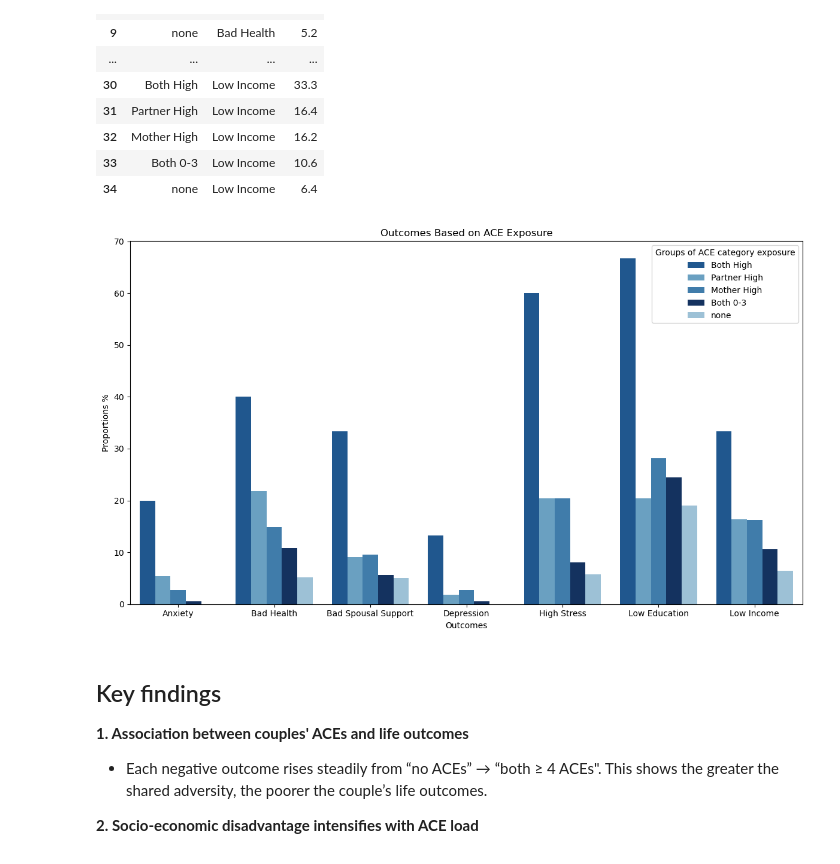
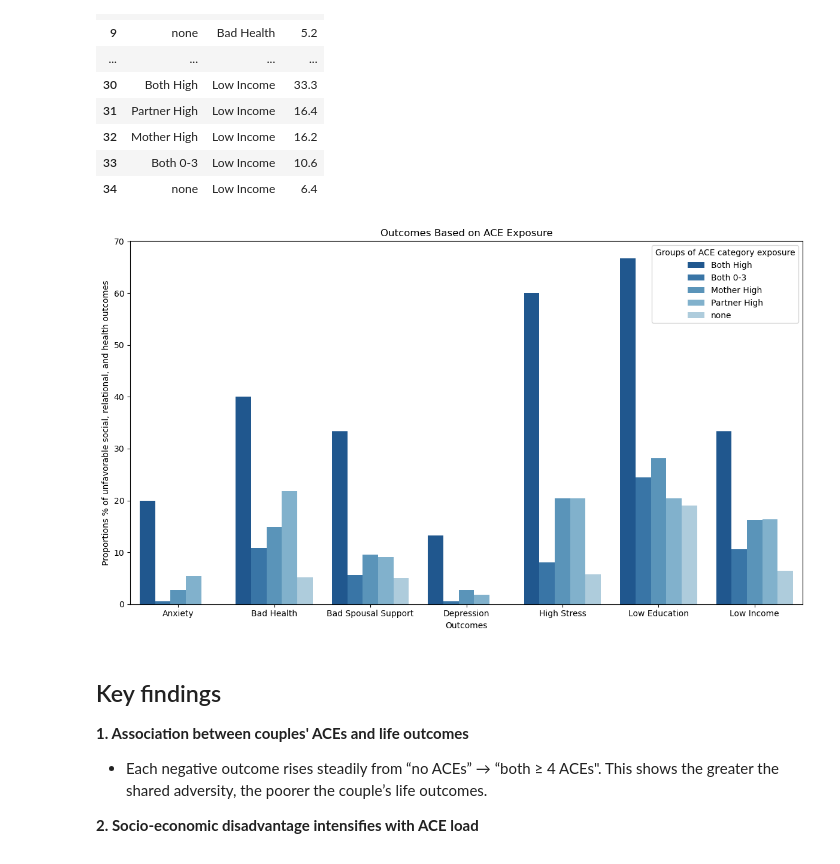
Before and after one commit to Nash-254/ACEs-and-Partner-Relationships, a Jupyter notebook: notebooks/ACEs_and_Partner_Relationships_notebook.ipynb, the cells around one changed output. Cells and saved outputs as stored; diff of their text form; code cells hidden in the pictures.

```diff
--- a/notebooks/ACEs_and_Partner_Relationships_notebook.ipynb
+++ b/notebooks/ACEs_and_Partner_Relationships_notebook.ipynb
@@ -120,27 +120,37 @@ outcomes_df
 | 33 | Both 0-3 | Low Income | 10.6 |
 | 34 | none | Low Income | 6.4 |
 # %%
-ace_group_sorted = sorted(outcomes_df['ace_group'].unique())
+import numpy as np
+import matplotlib.colors as mcolors
 
-blues = plt.cm.Blues(np.linspace(1, 0.4, len(ace_group_sorted)))  # 0.4 to 1 for visible range
+ace_groups = list(outcomes_df['ace_group'].unique())
+
+ace_group_sorted = []
+if 'Both High' in ace_groups:
+    ace_group_sorted.append('Both High')
+ace_group_sorted += sorted([g for g in ace_groups if g != 'Both High'])
+
+color_positions = np.linspace(0.85, 0.35, len(ace_group_sorted))  # 0.85 darker, 0.35 lighter
+blues = plt.cm.Blues(color_positions)
 palette = {ac: mcolors.to_hex(blues[i]) for i, ac in enumerate(ace_group_sorted)}
 
 plt.figure(figsize=(12, 7))
 sns.barplot(
     data=outcomes_df,
     x="outcome",
     y="value",
     hue="ace_group",
-    palette=palette
+    palette=palette,
+    hue_order=ace_group_sorted
 )
 plt.title("Outcomes Based on ACE Exposure")
 plt.xlabel("Outcomes")
-plt.ylabel("Proportions %")
+plt.ylabel("Proportions % of unfavorable social, relational, and health outcomes")
 plt.legend(title="Groups of ACE category exposure")
 plt.tight_layout()
 plt.show()
 # %% [output]
-[figure, old version]
+[figure, new version]
 # %% [markdown]
 ## Key findings
 **1. Association between couples' ACEs and life outcomes**
```
Also changed, not shown: parts of 1 cell of this notebook, 1 other file.
